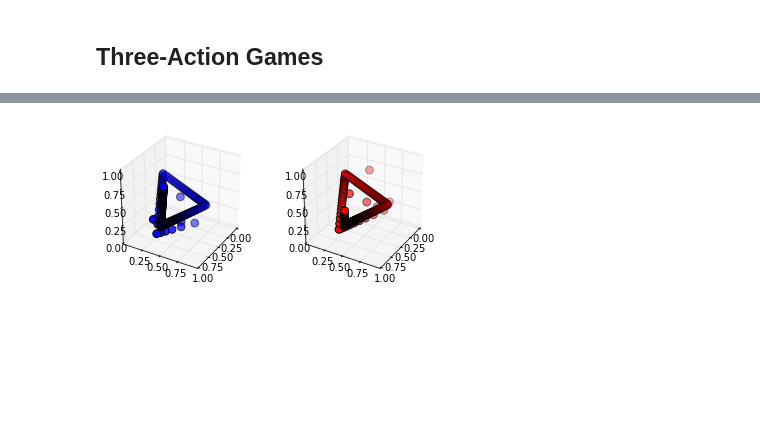
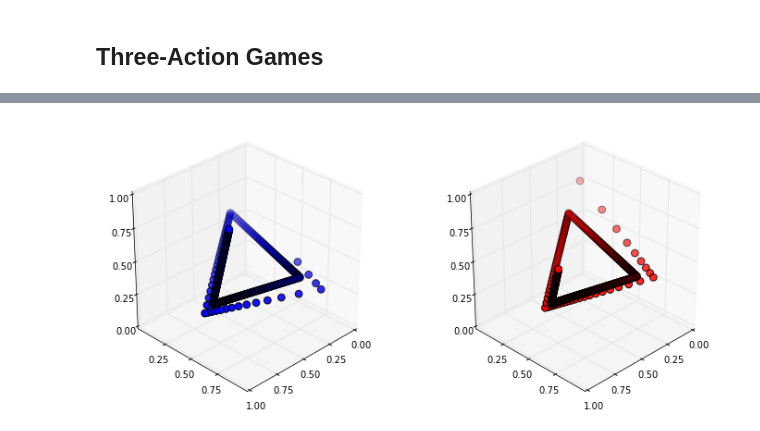
Before and after one commit to oyamad/game_theory_models, a Jupyter notebook: fict_play_ex01.ipynb, the cells around one changed output, grey strips where cells are left out. Drawn from its saved outputs; the diff is of its cells as text; code cells hidden in the pictures; blank space fills up the shorter version.

```diff
--- a/fict_play_ex01.ipynb
+++ b/fict_play_ex01.ipynb
@@ -38,19 +42,19 @@ def customize_ax(ax):
     ax.set_yticks((0.25, 0.5, 0.75))
     ax.set_zticks((0, 0.25, 0.5, 0.75, 1))
     ax.set_aspect('equal')
-    ax.view_init(ax.elev, ax.azim+90)
+    ax.view_init(ax.elev, 45)
 
-def plot3d(belief_sequences, mult_subplots=False):
-    players = [0, 1]
-    fig = plt.figure()
+def plot3d(belief_sequences, mult_subplots=False, figsize=(12, 7.5)):
+    player_ind = [0, 1]
+    fig = plt.figure(figsize=figsize)
     colors = ['b', 'r']
 
     if mult_subplots:
-        axes = [fig.add_subplot(1, 2, i+1, projection='3d') for i in players]
+        axes = [fig.add_subplot(1, 2, i+1, projection='3d') for i in player_ind]
     else:
         axes = [fig.add_subplot(111, projection='3d')] * 2
 
-    for i, color in zip(players, colors):
+    for i, color in zip(player_ind, colors):
         axes[i].scatter(belief_sequences[i][:, 0],
                         belief_sequences[i][:, 1],
                         belief_sequences[i][:, 2],
@@ -62,8 +66,7 @@ def plot3d(belief_sequences, mult_subplots=False):
 shapley_game = [[(1, 0), (0, 0), (0, 1)],
                 [(0, 1), (1, 0), (0, 0)],
                 [(0, 0), (0, 1), (1, 0)]]
-fp1 = FictitiousPlay(shapley_game)
+fp1 = fictplay.FictitiousPlay(shapley_game)
 # %%
-ts_length = 250
+ts_length = 500
 belief_sequences = fp1.simulate(ts_length)
-plot3d(belief_sequences)
@@ -71,0 +73,3 @@ plot3d(belief_sequences)
+# %%
+T0 = 3
+plot3d((belief_sequences[0][T0:], belief_sequences[1][T0:]))
@@ -72,4 +78,4 @@ plot3d(belief_sequences)
 # %%
-plot3d(belief_sequences, mult_subplots=True)
+plot3d((belief_sequences[0][T0:], belief_sequences[1][T0:]), mult_subplots=True)
 # %% [output]
-[figure, old version]
+[figure, new version]
```
Also changed, not shown: parts of 7 cells of this notebook.
